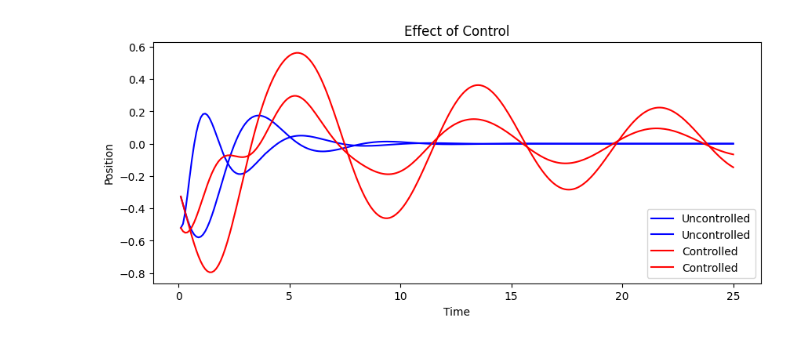
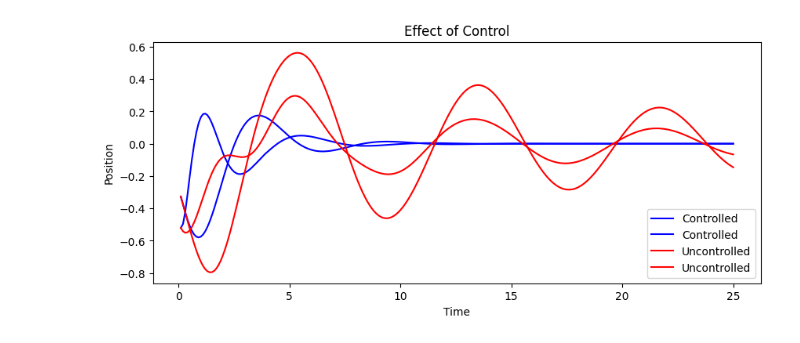
Before and after one commit to Jan-Williams/OpenReservoirComputing, a Jupyter notebook: examples/control.ipynb, the cells around one changed output. Saved outputs shown, nothing was run; the diff lists cells and outputs as text; code cells hidden in the pictures.

```diff
--- a/examples/control.ipynb
+++ b/examples/control.ipynb
@@ -125,12 +124,12 @@ uncontrolled_states, uncontrolled_outputs = system_damped.simulate(jnp.zeros((25
 # %%
 t = jnp.arange(1, 251) * 0.1
 plt.figure(figsize=(10, 4))
-plt.plot(t, state_list[:, 0, [0,1]], 'b-', label='Uncontrolled')
-plt.plot(t, uncontrolled_outputs, 'r-', label='Controlled')
+plt.plot(t, state_list[:, 0, [0,1]], 'b-', label='Controlled')
+plt.plot(t, uncontrolled_outputs, 'r-', label='Uncontrolled')
 plt.xlabel('Time')
 plt.ylabel('Position')
 plt.legend()
 plt.title('Effect of Control')
 plt.show()
 # %% [output]
-[figure, old version]
+[figure, new version]
```
Also changed, not shown: parts of 1 cell of this notebook, 2 other files.
